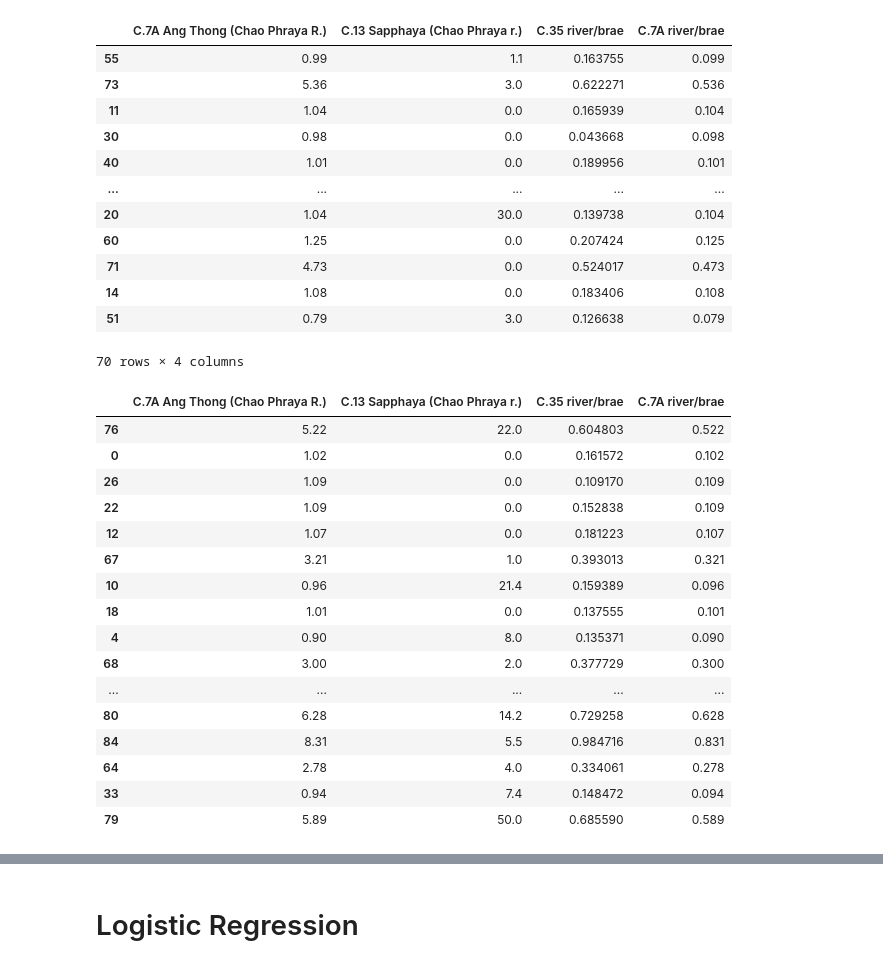
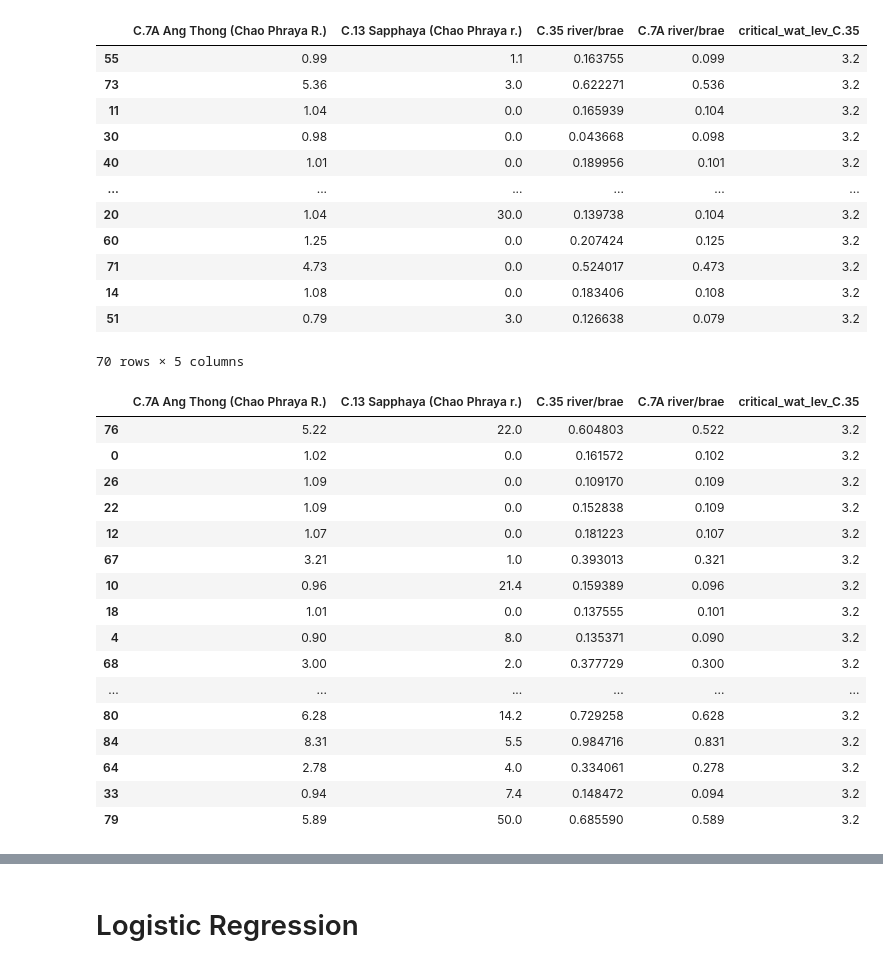
Before and after one commit to TermProject702/Flooding702, a Jupyter notebook: Model.ipynb, the cells around one changed output, grey strips where cells are left out. Cells and saved outputs as stored; diff of their text form; code cells hidden in the pictures.

Commit message:
Change csv file and add additional column to drop

```diff
--- a/Model.ipynb
+++ b/Model.ipynb
@@ -15,7 +15,7 @@ from sklearn.model_selection import learning_curve
 import seaborn as sns
 from sklearn.linear_model import LogisticRegression
 # %%
-data = pd.read_csv("FloodingCleaned.csv")
+data = pd.read_csv("DataPrep.csv")
 # %%
 data.head(5)
 # %% [output]
@@ -42,7 +47,7 @@ date                               0
 dtype: int64
 # %%
-X = data.drop(columns=['C.35 Ayutthaya (Chao Phraya R.)', 'S.5 Ayutthaya (Pa Sak R.)','date'])
-y = data[['C.35 Ayutthaya (Chao Phraya R.)', 'S.5 Ayutthaya (Pa Sak R.)']]
+X = data.drop(columns=['Unnamed: 0', 'C.35 Ayutthaya (Chao Phraya R.)', 'S.5 Ayutthaya (Pa Sak R.)', 'Class_C.35', 'Class_S.5','date'])
+y = data[['Class_C.35', 'Class_S.5']]
 # %%
 y
 # %% [output]
@@ -120,43 +109,43 @@ X_train
 # %%
 X_train_C = X_train.drop(columns=['S.26 Tha Ruea (Pa Sak R.)', 'S.9 Kaeng Khoi (Pa Sak r.)',
-                        'S.5 river/brae', 'S.26 river/brae'])
+                        'S.5 river/brae', 'S.26 river/brae', 'critical_wat_lev_S.5'])
 X_train_C
 # %% [output]
-|  | C.7A Ang Thong (Chao Phraya R.) | C.13 Sapphaya (Chao Phraya r.) | C.35 river/brae | C.7A river/brae |
-| 55 | 0.99 | 1.1 | 0.163755 | 0.099 |
-| 73 | 5.36 | 3.0 | 0.622271 | 0.536 |
-| 11 | 1.04 | 0.0 | 0.165939 | 0.104 |
-| 30 | 0.98 | 0.0 | 0.043668 | 0.098 |
-| 40 | 1.01 | 0.0 | 0.189956 | 0.101 |
-| ... | ... | ... | ... | ... |
-| 20 | 1.04 | 30.0 | 0.139738 | 0.104 |
-| 60 | 1.25 | 0.0 | 0.207424 | 0.125 |
-| 71 | 4.73 | 0.0 | 0.524017 | 0.473 |
-| 14 | 1.08 | 0.0 | 0.183406 | 0.108 |
-| 51 | 0.79 | 3.0 | 0.126638 | 0.079 |
+|  | C.7A Ang Thong (Chao Phraya R.) | C.13 Sapphaya (Chao Phraya r.) | C.35 river/brae | C.7A river/brae | critical_wat_lev_C.35 |
+| 55 | 0.99 | 1.1 | 0.163755 | 0.099 | 3.2 |
+| 73 | 5.36 | 3.0 | 0.622271 | 0.536 | 3.2 |
+| 11 | 1.04 | 0.0 | 0.165939 | 0.104 | 3.2 |
+| 30 | 0.98 | 0.0 | 0.043668 | 0.098 | 3.2 |
+| 40 | 1.01 | 0.0 | 0.189956 | 0.101 | 3.2 |
+| ... | ... | ... | ... | ... | ... |
+| 20 | 1.04 | 30.0 | 0.139738 | 0.104 | 3.2 |
+| 60 | 1.25 | 0.0 | 0.207424 | 0.125 | 3.2 |
+| 71 | 4.73 | 0.0 | 0.524017 | 0.473 | 3.2 |
+| 14 | 1.08 | 0.0 | 0.183406 | 0.108 | 3.2 |
+| 51 | 0.79 | 3.0 | 0.126638 | 0.079 | 3.2 |
-70 rows × 4 columns
+70 rows × 5 columns
 # %%
 X_test_C = X_test.drop(columns=['S.26 Tha Ruea (Pa Sak R.)', 'S.9 Kaeng Khoi (Pa Sak r.)',
-                        'S.5 river/brae', 'S.26 river/brae'])
+                        'S.5 river/brae', 'S.26 river/brae', 'critical_wat_lev_S.5'])
 X_test_C
 # %% [output]
-|  | C.7A Ang Thong (Chao Phraya R.) | C.13 Sapphaya (Chao Phraya r.) | C.35 river/brae | C.7A river/brae |
-| 76 | 5.22 | 22.0 | 0.604803 | 0.522 |
-| 0 | 1.02 | 0.0 | 0.161572 | 0.102 |
-| 26 | 1.09 | 0.0 | 0.109170 | 0.109 |
-| 22 | 1.09 | 0.0 | 0.152838 | 0.109 |
-| 12 | 1.07 | 0.0 | 0.181223 | 0.107 |
-| 67 | 3.21 | 1.0 | 0.393013 | 0.321 |
-| 10 | 0.96 | 21.4 | 0.159389 | 0.096 |
-| 18 | 1.01 | 0.0 | 0.137555 | 0.101 |
-| 4 | 0.90 | 8.0 | 0.135371 | 0.090 |
-| 68 | 3.00 | 2.0 | 0.377729 | 0.300 |
-| ... | ... | ... | ... | ... |
-| 80 | 6.28 | 14.2 | 0.729258 | 0.628 |
-| 84 | 8.31 | 5.5 | 0.984716 | 0.831 |
-| 64 | 2.78 | 4.0 | 0.334061 | 0.278 |
-| 33 | 0.94 | 7.4 | 0.148472 | 0.094 |
-| 79 | 5.89 | 50.0 | 0.685590 | 0.589 |
+|  | C.7A Ang Thong (Chao Phraya R.) | C.13 Sapphaya (Chao Phraya r.) | C.35 river/brae | C.7A river/brae | critical_wat_lev_C.35 |
+| 76 | 5.22 | 22.0 | 0.604803 | 0.522 | 3.2 |
+| 0 | 1.02 | 0.0 | 0.161572 | 0.102 | 3.2 |
+| 26 | 1.09 | 0.0 | 0.109170 | 0.109 | 3.2 |
+| 22 | 1.09 | 0.0 | 0.152838 | 0.109 | 3.2 |
+| 12 | 1.07 | 0.0 | 0.181223 | 0.107 | 3.2 |
+| 67 | 3.21 | 1.0 | 0.393013 | 0.321 | 3.2 |
+| 10 | 0.96 | 21.4 | 0.159389 | 0.096 | 3.2 |
+| 18 | 1.01 | 0.0 | 0.137555 | 0.101 | 3.2 |
+| 4 | 0.90 | 8.0 | 0.135371 | 0.090 | 3.2 |
+| 68 | 3.00 | 2.0 | 0.377729 | 0.300 | 3.2 |
+| ... | ... | ... | ... | ... | ... |
+| 80 | 6.28 | 14.2 | 0.729258 | 0.628 | 3.2 |
+| 84 | 8.31 | 5.5 | 0.984716 | 0.831 | 3.2 |
+| 64 | 2.78 | 4.0 | 0.334061 | 0.278 | 3.2 |
+| 33 | 0.94 | 7.4 | 0.148472 | 0.094 | 3.2 |
+| 79 | 5.89 | 50.0 | 0.685590 | 0.589 | 3.2 |
 # %%
 X_train_C.dtypes
 # %% [output]
```
Also changed, not shown: parts of 22 cells of this notebook.
